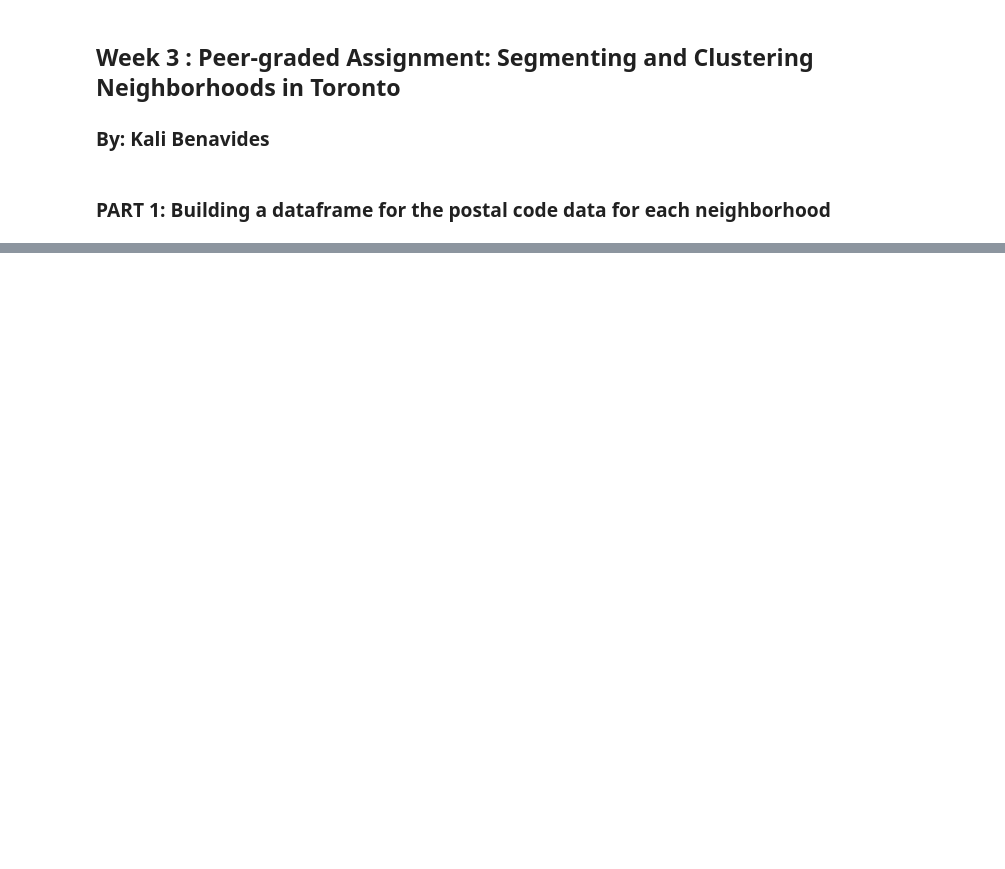
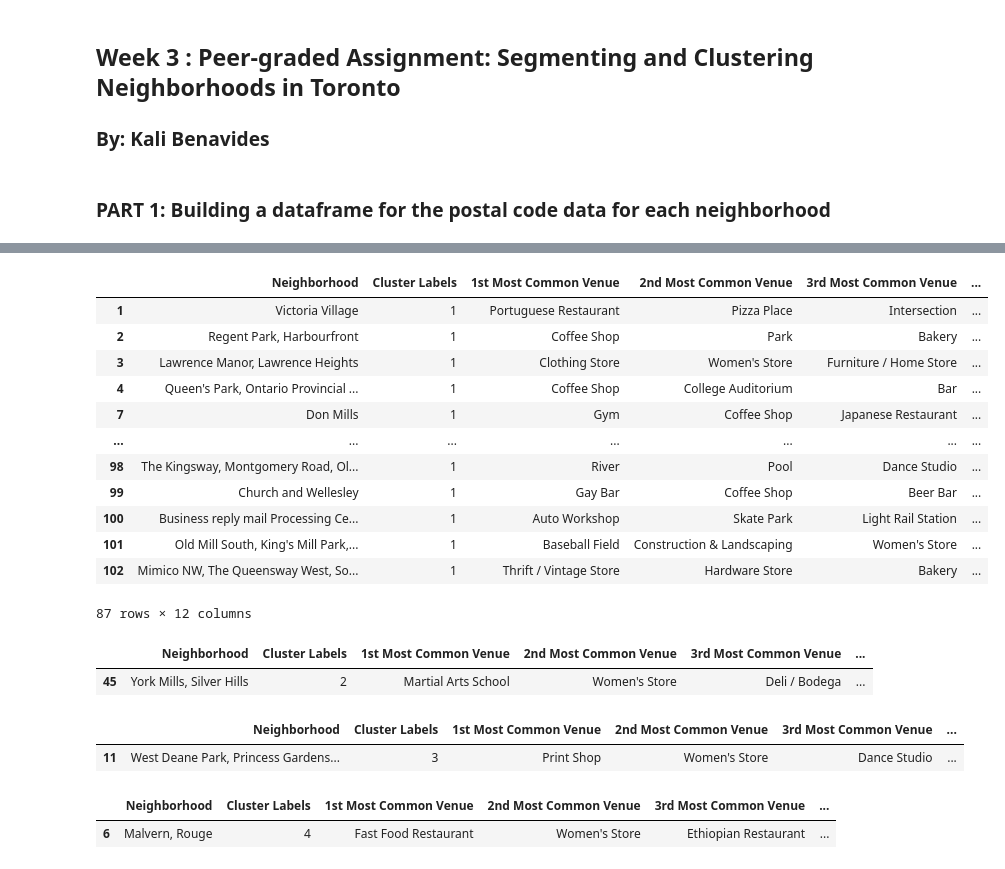
Before and after one commit to kalib333/Coursera_Capstone, a Jupyter notebook: Week3_TorontoNeighborhoods.ipynb, the cells around one changed output, grey strips where cells are left out. Saved outputs shown, nothing was run; the diff lists cells and outputs as text; code cells hidden in the pictures; blank space fills up the shorter version.

Commit message:
Published from Watson Studio.

```diff
--- a/Week3_TorontoNeighborhoods.ipynb
+++ b/Week3_TorontoNeighborhoods.ipynb
@@ -19,0 +220,7 @@ url=https://en.wikipedia.org/wiki/List_of_postal_codes_of_Canada:_M
+# %%
+#Utilize the get request on the Toronto neighborhoods to access venues within 500 meters of each of these neighborhoods
+
+toronto_venues = getNearbyVenues(names=df_toronto['Neighborhood'],
+                                   latitudes=df_toronto['Latitude'],
+                                   longitudes=df_toronto['Longitude']
+                                  )
@@ -19,0 +280,4 @@ url=https://en.wikipedia.org/wiki/List_of_postal_codes_of_Canada:_M
+# %%
+#Group rows by neighborhood and by taking the mean of the frequency of occurrence of each category
+toronto_grouped = toronto_onehot.groupby('Neighborhood').mean().reset_index()
+toronto_grouped.head()
@@ -19,0 +328,13 @@ url=https://en.wikipedia.org/wiki/List_of_postal_codes_of_Canada:_M
+# %%
+#Cluster Neighborhoods
+
+# set number of clusters
+kclusters = 5
+
+toronto_grouped_clustering = toronto_grouped.drop('Neighborhood', 1)
+
+# run k-means clustering
+kmeans = KMeans(n_clusters=kclusters, random_state=0).fit(toronto_grouped_clustering)
+
+# check cluster labels generated for each row in the dataframe
+kmeans.labels_[0:10]
@@ -19,0 +343,11 @@ url=https://en.wikipedia.org/wiki/List_of_postal_codes_of_Canada:_M
+# %%
+#Data frame of clusters and top 10 venues for each neighborhood
+# add clustering labels
+neighborhoods_venues_sorted.insert(0, 'Cluster Labels', kmeans.labels_)
+
+toronto_merged = df_toronto
+
+# merge toronto_grouped with df_toronto to add latitude/longitude for each neighborhood
+toronto_merged = toronto_merged.join(neighborhoods_venues_sorted.set_index('Neighborhood'), on='Neighborhood', how = 'right')
+
+toronto_merged.head() # check the last columns!
@@ -19,0 +404,39 @@ url=https://en.wikipedia.org/wiki/List_of_postal_codes_of_Canada:_M
+# %%
+#Cluster 2
+#This cluster is characterized by food and dining options
+toronto_merged.loc[toronto_merged['Cluster Labels'] == 1, toronto_merged.columns[[2] + list(range(5, toronto_merged.shape[1]))]]
+# %% [output]
+|  | Neighborhood | Cluster Labels | 1st Most Common Venue | 2nd Most Common Venue | 3rd Most Common Venue | ... |
+| 1 | Victoria Village | 1 | Portuguese Restaurant | Pizza Place | Intersection | ... |
+| 2 | Regent Park, Harbourfront | 1 | Coffee Shop | Park | Bakery | ... |
+| 3 | Lawrence Manor, Lawrence Heights | 1 | Clothing Store | Women's Store | Furniture / Home Store | ... |
+| 4 | Queen's Park, Ontario Provincial ... | 1 | Coffee Shop | College Auditorium | Bar | ... |
+| 7 | Don Mills | 1 | Gym | Coffee Shop | Japanese Restaurant | ... |
+| ... | ... | ... | ... | ... | ... | ... |
+| 98 | The Kingsway, Montgomery Road, Ol... | 1 | River | Pool | Dance Studio | ... |
+| 99 | Church and Wellesley | 1 | Gay Bar | Coffee Shop | Beer Bar | ... |
+| 100 | Business reply mail Processing Ce... | 1 | Auto Workshop | Skate Park | Light Rail Station | ... |
+| 101 | Old Mill South, King's Mill Park,... | 1 | Baseball Field | Construction & Landscaping | Women's Store | ... |
+| 102 | Mimico NW, The Queensway West, So... | 1 | Thrift / Vintage Store | Hardware Store | Bakery | ... |
+87 rows × 12 columns
+# %%
+#Cluster 3
+#This cluster is characterized by Martial Arts
+toronto_merged.loc[toronto_merged['Cluster Labels'] == 2, toronto_merged.columns[[2] + list(range(5, toronto_merged.shape[1]))]]
+# %% [output]
+|  | Neighborhood | Cluster Labels | 1st Most Common Venue | 2nd Most Common Venue | 3rd Most Common Venue | ... |
+| 45 | York Mills, Silver Hills | 2 | Martial Arts School | Women's Store | Deli / Bodega | ... |
+# %%
+#Cluster 4
+#This cluster is characterized by a print shop
+toronto_merged.loc[toronto_merged['Cluster Labels'] == 3, toronto_merged.columns[[2] + list(range(5, toronto_merged.shape[1]))]]
+# %% [output]
+|  | Neighborhood | Cluster Labels | 1st Most Common Venue | 2nd Most Common Venue | 3rd Most Common Venue | ... |
+| 11 | West Deane Park, Princess Gardens... | 3 | Print Shop | Women's Store | Dance Studio | ... |
+# %%
+#Cluster 5
+#This cluster is characterized by fast food restaurants
+toronto_merged.loc[toronto_merged['Cluster Labels'] == 4, toronto_merged.columns[[2] + list(range(5, toronto_merged.shape[1]))]]
+# %% [output]
+|  | Neighborhood | Cluster Labels | 1st Most Common Venue | 2nd Most Common Venue | 3rd Most Common Venue | ... |
+| 6 | Malvern, Rouge | 4 | Fast Food Restaurant | Women's Store | Ethiopian Restaurant | ... |
```
Also changed, not shown: parts of 22 cells of this notebook.
